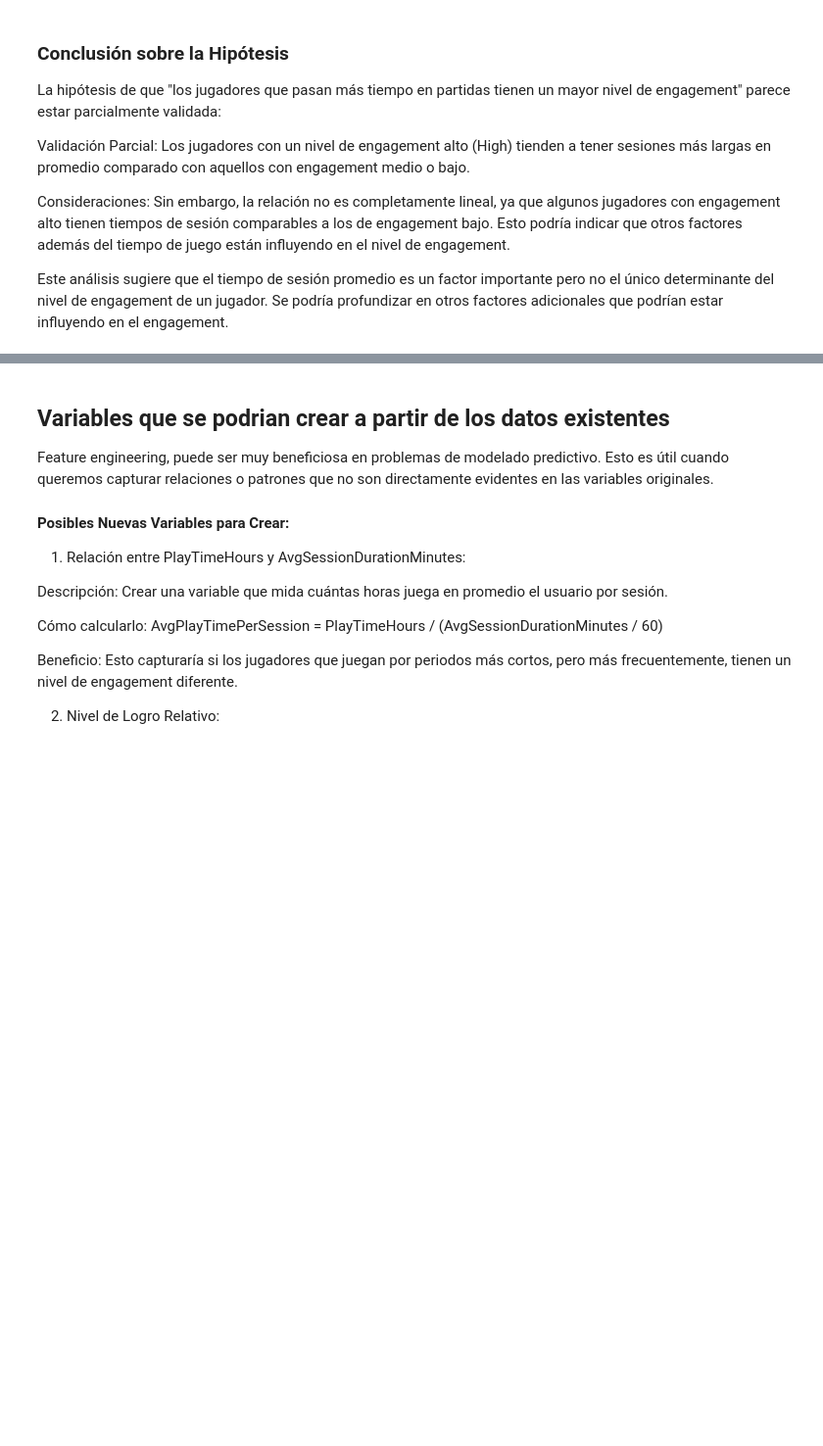
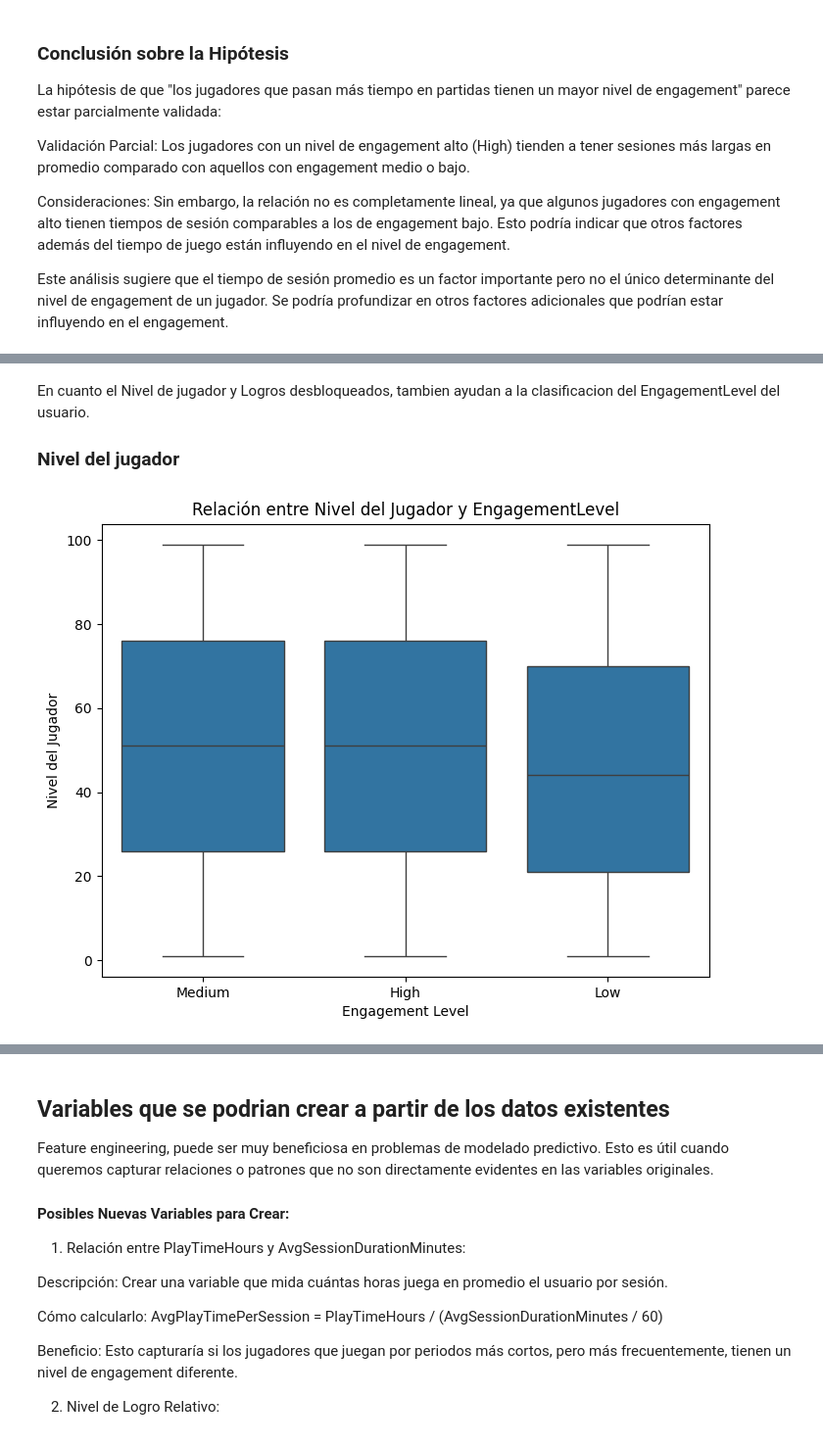
Before and after one commit to MateoTomas0912/TP1_ML_Grupo4, a Jupyter notebook: tp1_ML.ipynb.ipynb, the cells around one changed output, grey strips where cells are left out. Shown at 98% size. Drawn from its saved outputs; the diff is of its cells as text; code cells hidden in the pictures; blank space fills up the shorter version.

```diff
--- a/tp1_ML.ipynb.ipynb
+++ b/tp1_ML.ipynb.ipynb
@@ -677,0 +704,13 @@ Este análisis sugiere que el tiempo de sesión promedio es un factor importante
+# %% [markdown]
+En cuanto el Nivel de jugador y Logros desbloqueados, tambien ayudan a la clasificacion del EngagementLevel del usuario.
+
+### Nivel del jugador
+# %%
+plt.figure(figsize=(8, 6))
+sns.boxplot(x='EngagementLevel', y='PlayerLevel', data=df)
+plt.title('Relación entre Nivel del Jugador y EngagementLevel')
+plt.xlabel('Engagement Level')
+plt.ylabel('Nivel del Jugador')
+plt.show()
+# %% [output]
+[figure, added]
```
Also changed, not shown: parts of 17 cells of this notebook.
